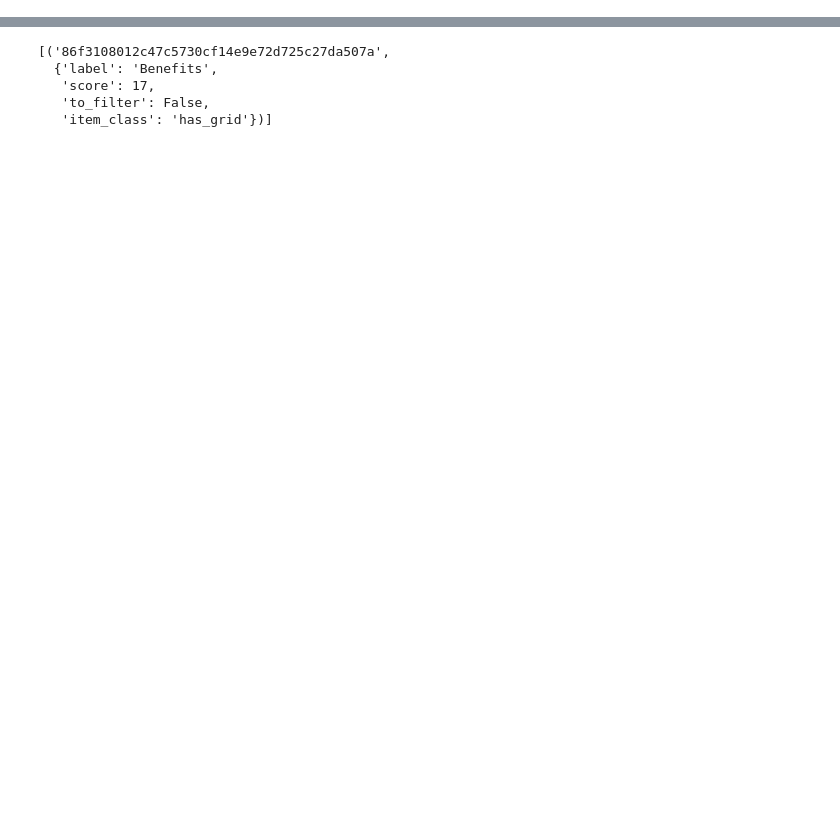
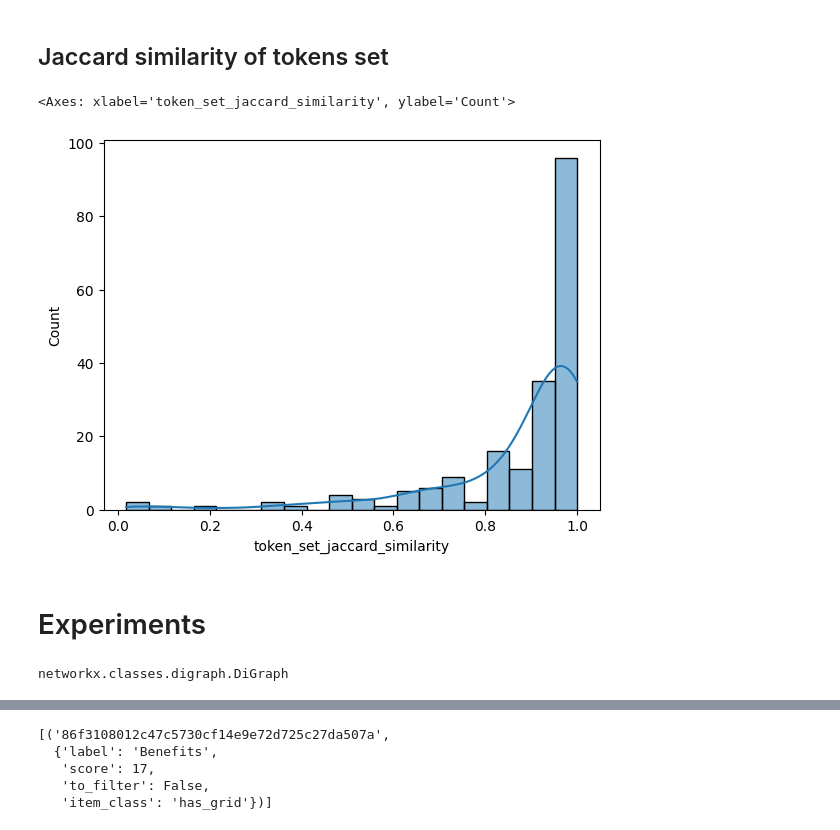
Before and after one commit to AnasAito/Web-segmenter, a Jupyter notebook: analysis_graph_content.ipynb, the cells around one changed output, grey strips where cells are left out. Saved outputs shown, nothing was run; the diff lists cells and outputs as text; code cells hidden in the pictures; blank space fills up the shorter version.

Commit message:
Add analysises of websegmenter outputs

```diff
--- a/analysis_graph_content.ipynb
+++ b/analysis_graph_content.ipynb
@@ -8,0 +128,12 @@ from pprint import pprint
+# %%
+# Display the the rows where the absolute relative ratio of the graph text size over the content text size is greater than 1.5
+pdf['ratio'] = 1 - pdf['graph_text_clean_size'] / pdf['content_text_clean_size']
+pdf['ratio'] = pdf['ratio'].abs()
+for r in pdf[pdf['ratio'] > .5].iterrows():
+    print(r[0])
+    print(r[1]['url'])
+    pprint(r[1]['content_text_clean'])
+    print('\n----------------\n')
+    pprint(r[1]['graph_text_clean'])
+    print(r[1]['ratio'])
+    print('\n\n\n\n')
@@ -8,0 +142,3 @@ from pprint import pprint
+# %%
+pdf['content_text_clean_set_size'] = pdf['content_text_clean_set'].apply(len)
+pdf['graph_text_clean_set_size'] = pdf['graph_text_clean_set'].apply(len)
@@ -8,0 +168,22 @@ from pprint import pprint
+# %%
+# samples where the graph text set size is greater than the content text set size by more than 50%
+pdf['ratio'] = 1 - pdf['graph_text_clean_set_size'] / pdf['content_text_clean_set_size']
+pdf['ratio'] = pdf['ratio'].abs()
+for r in pdf[pdf['ratio'] > .5].iterrows():
+    print(r[0])
+    print(r[1]['url'])
+    pprint(r[1]['content_text_clean'])
+    print('\n----------------\n')
+    pprint(r[1]['graph_text_clean'])
+    print(r[1]['ratio'])
+    print('\n\n\n\n')
+# %% [markdown]
+## Jaccard similarity of tokens set
+# %%
+# Jaccard similarity of tokens set
+pdf['token_set_jaccard_similarity'] = pdf.apply(lambda x: jaccard_similarity(x['content_text_clean_set'], x['graph_text_clean_set']), axis=1)
+# %%
+sns.histplot(pdf['token_set_jaccard_similarity'], kde=True)
+# %% [output]
+<Axes: xlabel='token_set_jaccard_similarity', ylabel='Count'>
+[figure, added]
@@ -9 +204,3 @@ from pprint import pprint
+# %% [markdown]
+# Experiments
 # %%
@@ -14,3 +209,11 @@ pdf = pd.DataFrame(websegmenter.graph.nodes(data=True))
+# %%
+pdf = pd.read_csv('PE_relevant_sample_2023_05_23.csv')
+pdf = pickle.load(open('PE_relevant_sample_2023_05_23_with_analysis.pkl', 'rb'))
+pdf.head()
+
+type(pdf['graph'][0])
+# %% [output]
+networkx.classes.digraph.DiGraph
 # %%
 graph_data = list(websegmenter.graph.nodes(data=True))
 # %%
```
Also changed, not shown: parts of 39 cells of this notebook, 8 other files.
